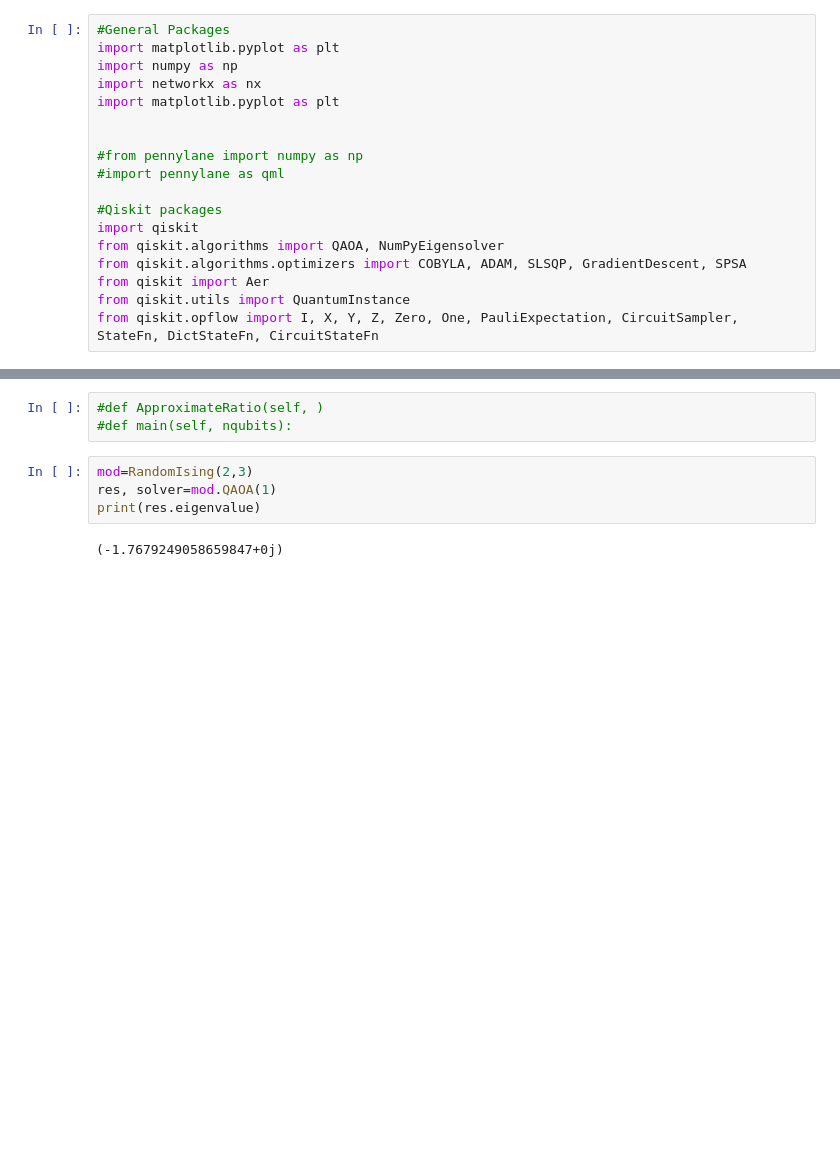
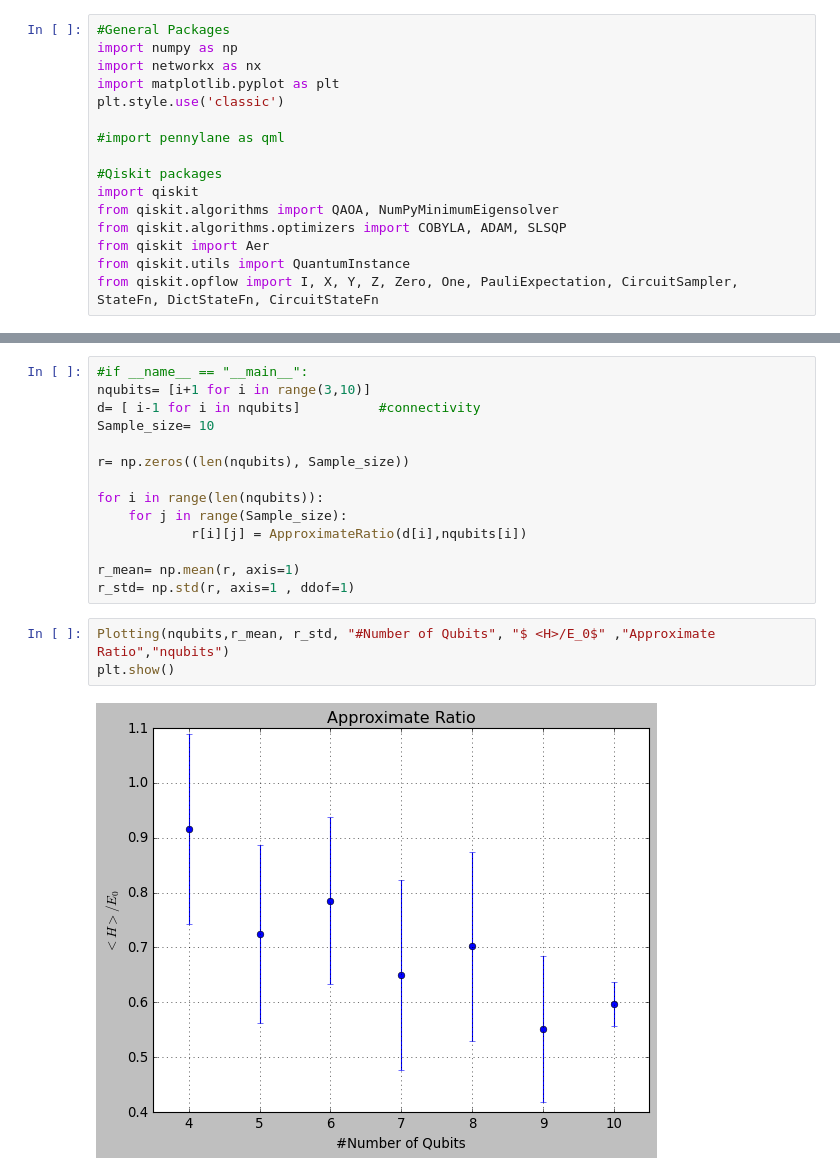
Before and after one commit to MisterBoson/QAOA, a Jupyter notebook: qaoa_implementation_v0.1.ipynb, the cells around one changed output, grey strips where cells are left out. Drawn from its saved outputs; the diff is of its cells as text; blank space fills up the shorter version.

Commit message:
Updated version of the  qaoa_implementation

```diff
--- a/qaoa_implementation_v0.1.ipynb
+++ b/qaoa_implementation_v0.1.ipynb
@@ -1,18 +1,16 @@
 # %%
 #General Packages
-import matplotlib.pyplot as plt
 import numpy as np
 import networkx as nx
 import matplotlib.pyplot as plt
+plt.style.use('classic')
 
-
-#from pennylane import numpy as np
 #import pennylane as qml
 
 #Qiskit packages
 import qiskit
-from qiskit.algorithms import QAOA, NumPyEigensolver
-from qiskit.algorithms.optimizers import COBYLA, ADAM, SLSQP, GradientDescent, SPSA
+from qiskit.algorithms import QAOA, NumPyMinimumEigensolver
+from qiskit.algorithms.optimizers import COBYLA, ADAM, SLSQP
 from qiskit import Aer
 from qiskit.utils import QuantumInstance
 from qiskit.opflow import I, X, Y, Z, Zero, One, PauliExpectation, CircuitSampler, StateFn, DictStateFn, CircuitStateFn
@@ -89,9 +88,19 @@ class RandomIsing:
-# %%
-#def ApproximateRatio(self, )
-#def main(self, nqubits):
-# %%
-mod=RandomIsing(2,3)
-res, solver=mod.QAOA(1)
-print(res.eigenvalue)
-# %% [output]
-(-1.7679249058659847+0j)
+# %%
+#if __name__ == "__main__":
+nqubits= [i+1 for i in range(3,10)]
+d= [ i-1 for i in nqubits]          #connectivity
+Sample_size= 10
+
+r= np.zeros((len(nqubits), Sample_size))
+
+for i in range(len(nqubits)):
+    for j in range(Sample_size):
+            r[i][j] = ApproximateRatio(d[i],nqubits[i])
+
+r_mean= np.mean(r, axis=1)
+r_std= np.std(r, axis=1 , ddof=1)
+# %%
+Plotting(nqubits,r_mean, r_std, "#Number of Qubits", "$ <H>/E_0$" ,"Approximate Ratio","nqubits")
+plt.show()
+# %% [output]
+[figure, added]
```
Also changed, not shown: parts of 4 cells of this notebook, 1 other file.
